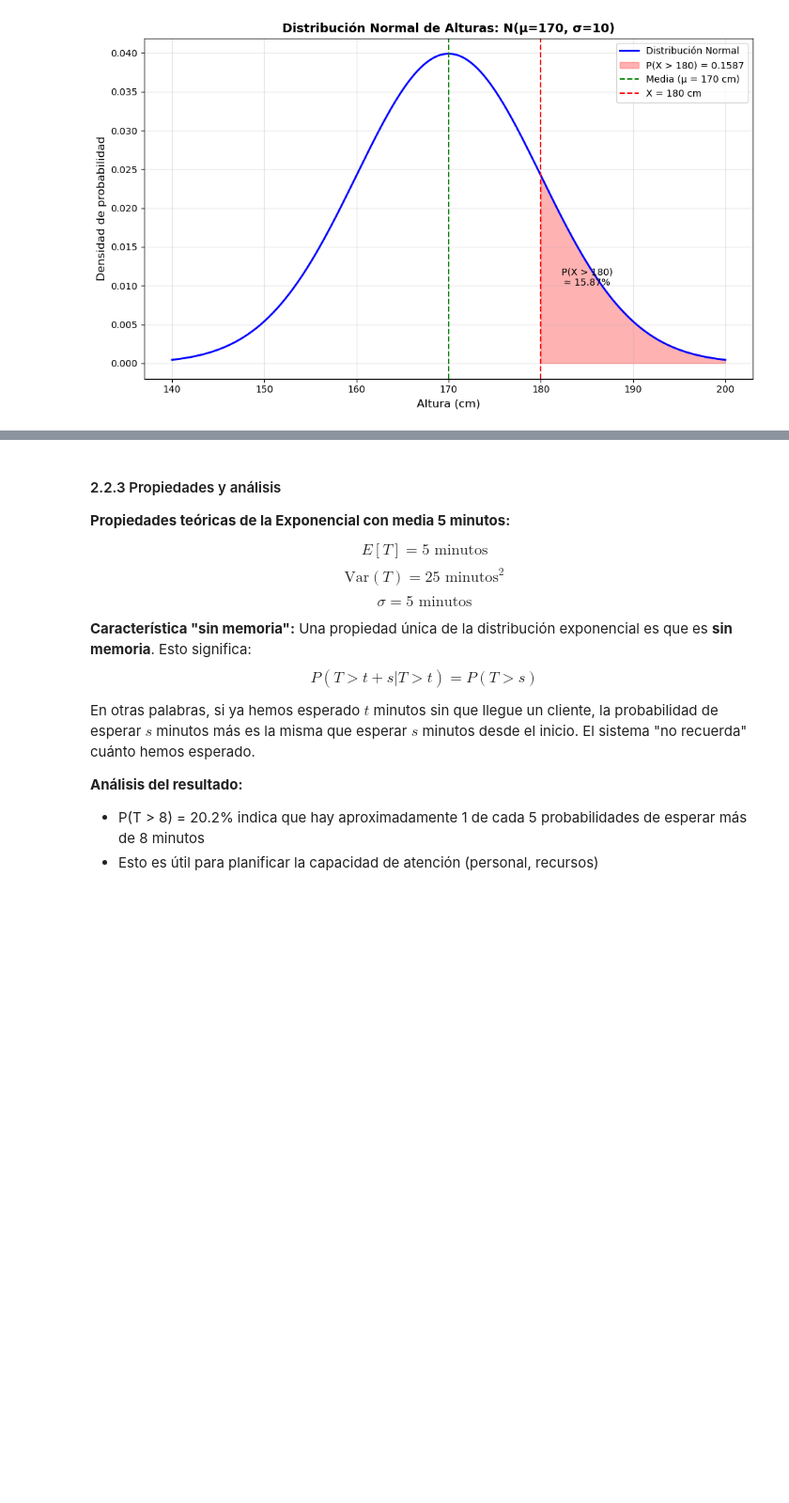
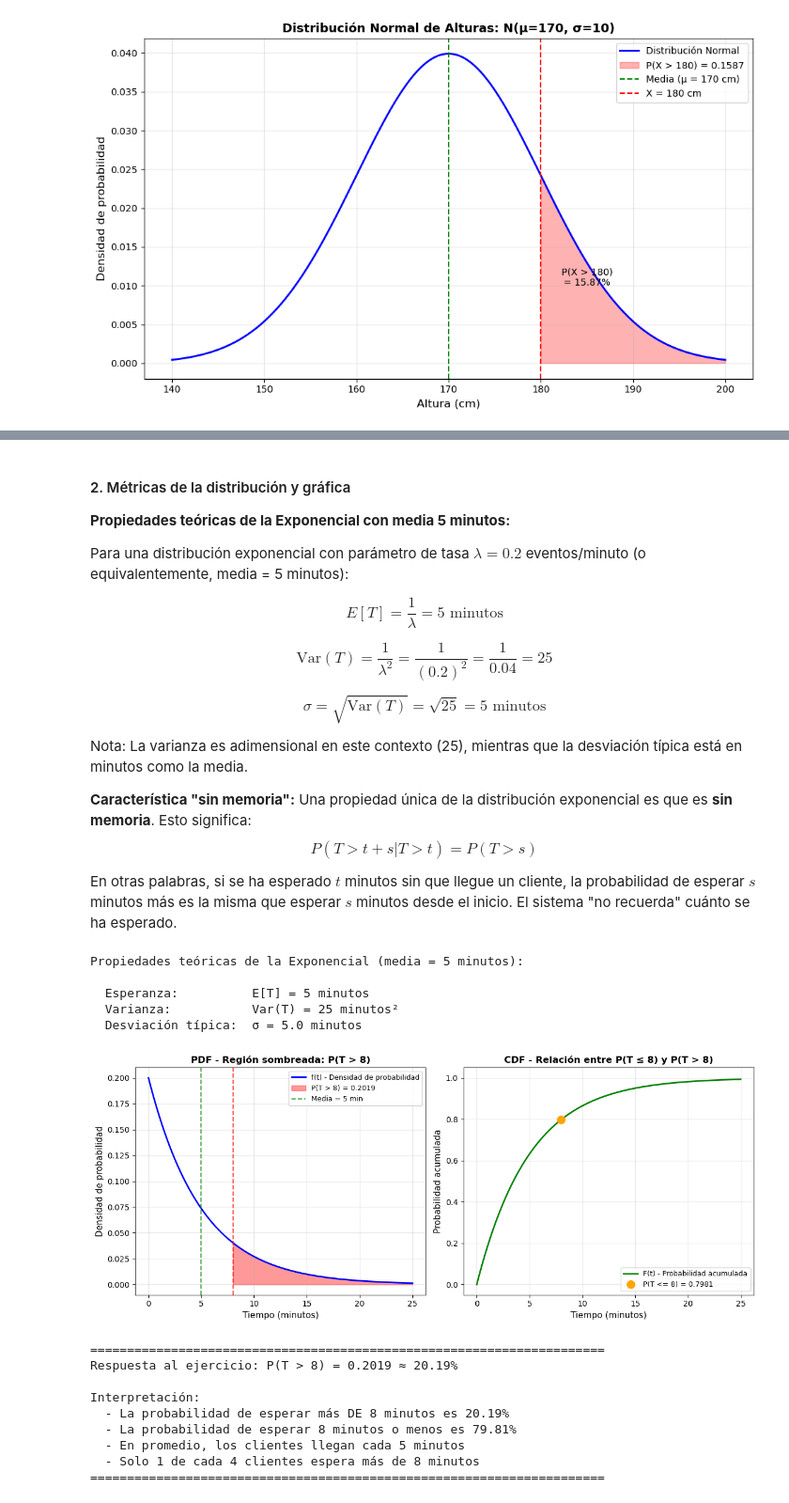
Before and after one commit to Tiago1615/MID_Bloque_3_Trabajo, a Jupyter notebook: Aplicaciones_de_Distribuciones_y_Test_de_análisis/Aplicaciones_de_Distribuciones_y_Test_de_análisis_Santiago_Santana_Martínez.ipynb, the cells around one changed output, grey strips where cells are left out. Shown at 94% size. Saved outputs shown, nothing was run; the diff lists cells and outputs as text; code cells hidden in the pictures; blank space fills up the shorter version.

```diff
--- a/Aplicaciones_de_Distribuciones_y_Test_de_análisis/Aplicaciones_de_Distribuciones_y_Test_de_análisis_Santiago_Santana_Martínez.ipynb
+++ b/Aplicaciones_de_Distribuciones_y_Test_de_análisis/Aplicaciones_de_Distribuciones_y_Test_de_análisis_Santiago_Santana_Martínez.ipynb
@@ -569,67 +560,93 @@ print(f"- En promedio, hay {1/media_expo:.2f} clientes por minuto")
 # %% [markdown]
-#### 2.2.3 Propiedades y análisis
+#### 2. Métricas de la distribución y gráfica
 
 **Propiedades teóricas de la Exponencial con media 5 minutos:**
 
-$$E[T] = 5 \text{ minutos}$$
-$$\text{Var}(T) = 25 \text{ minutos}^2$$
-$$\sigma = 5 \text{ minutos}$$
+Para una distribución exponencial con parámetro de tasa $\lambda = 0.2$ eventos/minuto (o equivalentemente, media = 5 minutos):
+
+$$E[T] = \frac{1}{\lambda} = 5 \text{ minutos}$$
+
+$$\text{Var}(T) = \frac{1}{\lambda^2} = \frac{1}{(0.2)^2} = \frac{1}{0.04} = 25$$
+
+$$\sigma = \sqrt{\text{Var}(T)} = \sqrt{25} = 5 \text{ minutos}$$
+
+Nota: La varianza es adimensional en este contexto (25), mientras que la desviación típica está en minutos como la media.
 
 **Característica "sin memoria":**
 Una propiedad única de la distribución exponencial es que es **sin memoria**. Esto significa:
 $$P(T > t + s | T > t) = P(T > s)$$
 
-En otras palabras, si ya hemos esperado $t$ minutos sin que llegue un cliente, la probabilidad de esperar $s$ minutos más es la misma que esperar $s$ minutos desde el inicio. El sistema "no recuerda" cuánto hemos esperado.
-
-**Análisis del resultado:**
-- P(T > 8) = 20.2% indica que hay aproximadamente 1 de cada 5 probabilidades de esperar más de 8 minutos
-- Esto es útil para planificar la capacidad de atención (personal, recursos)
+En otras palabras, si se ha esperado $t$ minutos sin que llegue un cliente, la probabilidad de esperar $s$ minutos más es la misma que esperar $s$ minutos desde el inicio. El sistema "no recuerda" cuánto se ha esperado.
 # %%
 # Cálculo de propiedades teóricas de Exponencial
 esperanza_expo = media_expo
 varianza_expo = media_expo ** 2
 desv_tipica_expo = np.sqrt(varianza_expo)
 
 print("Propiedades teóricas de la Exponencial (media = 5 minutos):\n")
 print(f"  Esperanza:          E[T] = {esperanza_expo} minutos")
 print(f"  Varianza:           Var(T) = {varianza_expo} minutos²")
 print(f"  Desviación típica:  σ = {desv_tipica_expo} minutos")
 
 # Representación gráfica
-plt.figure(figsize=(10, 6))
+plt.figure(figsize=(12, 5))
 
-t = np.linspace(0, 25, 400)
-y_pdf = expon.pdf(t, scale=scale)
-y_cdf = expon.cdf(t, scale=scale)
+time = np.linspace(0, 25, 400)
+y_pdf = expon.pdf(time, scale=scale)
+y_cdf = expon.cdf(time, scale=scale)
 
 # Gráfica de la PDF
 plt.subplot(1, 2, 1)
-plt.plot(t, y_pdf, 'b-', linewidth=2)
-t_sombreado = t[t >= 8]
+plt.plot(time, y_pdf, 'b-', linewidth=2, label='f(t) - Densidad de probabilidad')
+t_sombreado = time[time >= 8]
 y_sombreado = expon.pdf(t_sombreado, scale=scale)
-plt.fill_between(t_sombreado, y_sombreado, alpha=0.3, color='red')
-plt.axvline(8, color='red', linestyle='--', linewidth=1.5, label='T = 8')
-plt.axvline(media_expo, color='green', linestyle='--', linewidth=1.5, label=f'Media = {media_expo}')
+plt.fill_between(t_sombreado, y_sombreado, alpha=0.4, color='red', label=f'P(T > 8) = {p_mayor_8:.4f}')
+plt.axvline(8, color='red', linestyle='--', linewidth=1.5, alpha=0.7)
+plt.axvline(media_expo, color='green', linestyle='--', linewidth=1.5, alpha=0.7, label=f'Media = {media_expo} min')
 plt.xlabel('Tiempo (minutos)', fontsize=11)
 plt.ylabel('Densidad de probabilidad', fontsize=11)
-plt.title('PDF - Distribución Exponencial', fontsize=12, fontweight='bold')
-plt.legend()
+plt.title('PDF - Región sombreada: P(T > 8)', fontsize=12, fontweight='bold')
+plt.legend(fontsize=9)
 plt.grid(True, alpha=0.3)
 
 # Gráfica de la CDF
 plt.subplot(1, 2, 2)
-plt.plot(t, y_cdf, 'g-', linewidth=2)
-plt.axhline(p_menor_igual_8, color='red', linestyle='--', linewidth=1, alpha=0.7)
-plt.axvline(8, color='red', linestyle='--', linewidth=1.5, label='T = 8')
-plt.plot(8, p_menor_igual_8, 'ro', markersize=8, label=f'P(T≤8) = {p_menor_igual_8:.4f}')
+plt.plot(time, y_cdf, 'g-', linewidth=2, label='F(t) - Probabilidad acumulada')
+plt.plot(8, p_menor_igual_8, 'o', color='orange', markersize=10, label=f'P(T <= 8) = {p_menor_igual_8:.4f}')
 plt.xlabel('Tiempo (minutos)', fontsize=11)
 plt.ylabel('Probabilidad acumulada', fontsize=11)
-plt.title('CDF - Distribución Exponencial', fontsize=12, fontweight='bold')
-plt.legend()
+plt.title('CDF - Relación entre P(T ≤ 8) y P(T > 8)', fontsize=12, fontweight='bold')
+plt.legend(loc='lower right', fontsize=9)
 plt.grid(True, alpha=0.3)
+plt.ylim([-0.05, 1.05])
 
 plt.tight_layout()
 plt.show()
+
+print("\n" + "="*70)
+print(f"Respuesta al ejercicio: P(T > 8) = {p_mayor_8:.4f} ≈ {p_mayor_8*100:.2f}%\n")
+print("Interpretación:")
+print(f"  - La probabilidad de esperar más DE 8 minutos es {p_mayor_8*100:.2f}%")
+print(f"  - La probabilidad de esperar 8 minutos o menos es {p_menor_igual_8*100:.2f}%")
+print(f"  - En promedio, los clientes llegan cada {esperanza_expo} minutos")
+print(f"  - Solo 1 de cada {int(1/p_mayor_8)} clientes espera más de 8 minutos")
+print("="*70)
+# %% [output]
+Propiedades teóricas de la Exponencial (media = 5 minutos):
+
+  Esperanza:          E[T] = 5 minutos
+  Varianza:           Var(T) = 25 minutos²
+  Desviación típica:  σ = 5.0 minutos
+[figure, added]
+======================================================================
+Respuesta al ejercicio: P(T > 8) = 0.2019 ≈ 20.19%
+
+Interpretación:
+  - La probabilidad de esperar más DE 8 minutos es 20.19%
+  - La probabilidad de esperar 8 minutos o menos es 79.81%
+  - En promedio, los clientes llegan cada 5 minutos
+  - Solo 1 de cada 4 clientes espera más de 8 minutos
+======================================================================
 # %% [markdown]
 ## 3. Correlación Lineal
 
```
Also changed, not shown: parts of 34 cells of this notebook.
